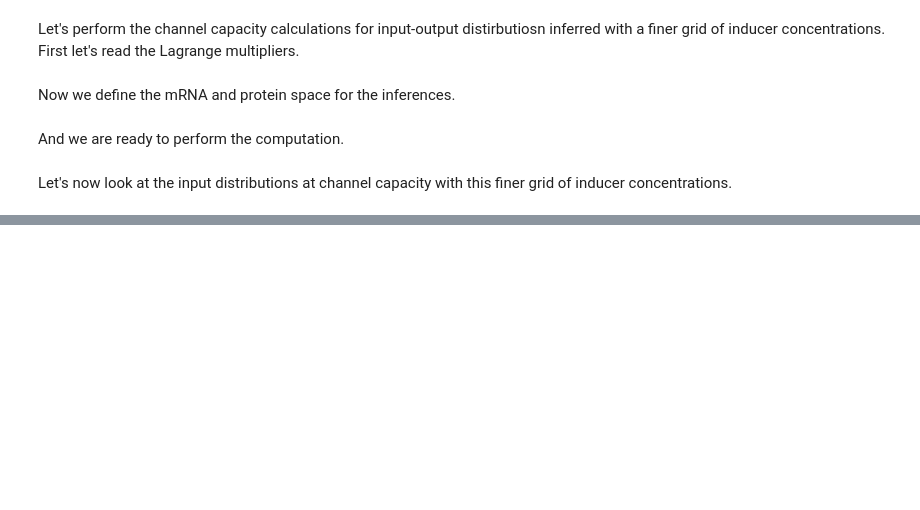
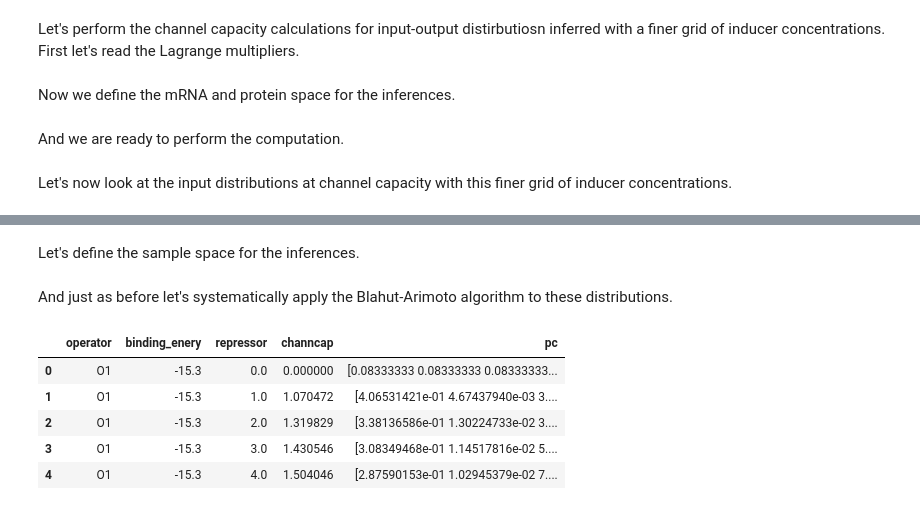
Before and after one commit to RPGroup-PBoC/chann_cap, a Jupyter notebook: src/theory/blahut_algorithm_channel_capacity.ipynb, the cells around one changed output, grey strips where cells are left out. Cells and saved outputs as stored; diff of their text form; code cells hidden in the pictures; blank space fills up the shorter version.

```diff
--- a/src/theory/blahut_algorithm_channel_capacity.ipynb
+++ b/src/theory/blahut_algorithm_channel_capacity.ipynb
@@ -1229,0 +1065,2 @@ plt.savefig(figdir + 'channcap_dist_fine_grid.pdf', bbox_inches='tight')
+# %% [markdown]
+Let's define the sample space for the inferences.
@@ -1229,0 +1071,60 @@ plt.savefig(figdir + 'channcap_dist_fine_grid.pdf', bbox_inches='tight')
+# %% [markdown]
+And just as before let's systematically apply the Blahut-Arimoto algorithm to these distributions.
+# %%
+# Boolean to indicate if the computation should be performed or not
+compute_channcap = False
+
+if compute_channcap:
+    # Group df_maxEnt by operator and repressor copy number
+    df_group = df_maxEnt_single.groupby(['operator', 'repressor'])
+
+    # Define column names for data frame
+    names = ['operator', 'binding_enery', 'repressor',
+             'channcap', 'pc']
+
+    # Initialize data frame to save channel capacity computations
+    df_channcap = pd.DataFrame(columns=names)
+
+    # Define function to compute in parallel the channel capacity
+    def cc_parallel_single(df_lagrange):
+
+        # Build mRNA transition matrix
+        Qpc = trans_matrix(df_lagrange, mRNA_space, protein_space, False)
+
+        # Compute the channel capacity with the Blahut-Arimoto algorithm
+        cc_p, pc, _ = channel_capacity(Qpc.T, epsilon=1E-4)
+
+        # Extract operator and repressor copy number
+        op = df_lagrange.operator.unique()[0]
+        eRA = df_lagrange.binding_energy.unique()[0]
+        rep = df_lagrange.repressor.unique()[0]
+
+        return [op, eRA, rep, cc_p, pc]
+    # Run the function in parallel
+    ccaps = Parallel(n_jobs=6)(delayed(cc_parallel_single)(df_lagrange)
+                                for group, df_lagrange in df_group)
+
+    # Convert to tidy data frame
+    ccaps = pd.DataFrame(ccaps, columns=names)
+
+    # Concatenate to data frame
+    df_channcap = pd.concat([df_channcap, ccaps], axis=0)
+
+    # Save results
+    df_channcap.to_csv('../../data/csv_maxEnt_dist/' +
+    'chann_cap_single_prom_protein.csv',
+                       index=False)
+
+df_cc_single = pd.read_csv('../../data/csv_maxEnt_dist/' +
+                           'chann_cap_single_prom_protein.csv')
+
+# Drop infinities
+df_cc_single = df_cc_single[df_cc_single.channcap != np.inf]
+df_cc_single.head()
+# %% [output]
+|  | operator | binding_enery | repressor | channcap | pc |
+| 0 | O1 | -15.3 | 0.0 | 0.000000 | [0.08333333 0.08333333 0.08333333... |
+| 1 | O1 | -15.3 | 1.0 | 1.070472 | [4.06531421e-01 4.67437940e-03 3.... |
+| 2 | O1 | -15.3 | 2.0 | 1.319829 | [3.38136586e-01 1.30224733e-02 3.... |
+| 3 | O1 | -15.3 | 3.0 | 1.430546 | [3.08349468e-01 1.14517816e-02 5.... |
+| 4 | O1 | -15.3 | 4.0 | 1.504046 | [2.87590153e-01 1.02945379e-02 7.... |
```
Also changed, not shown: parts of 53 cells of this notebook.
